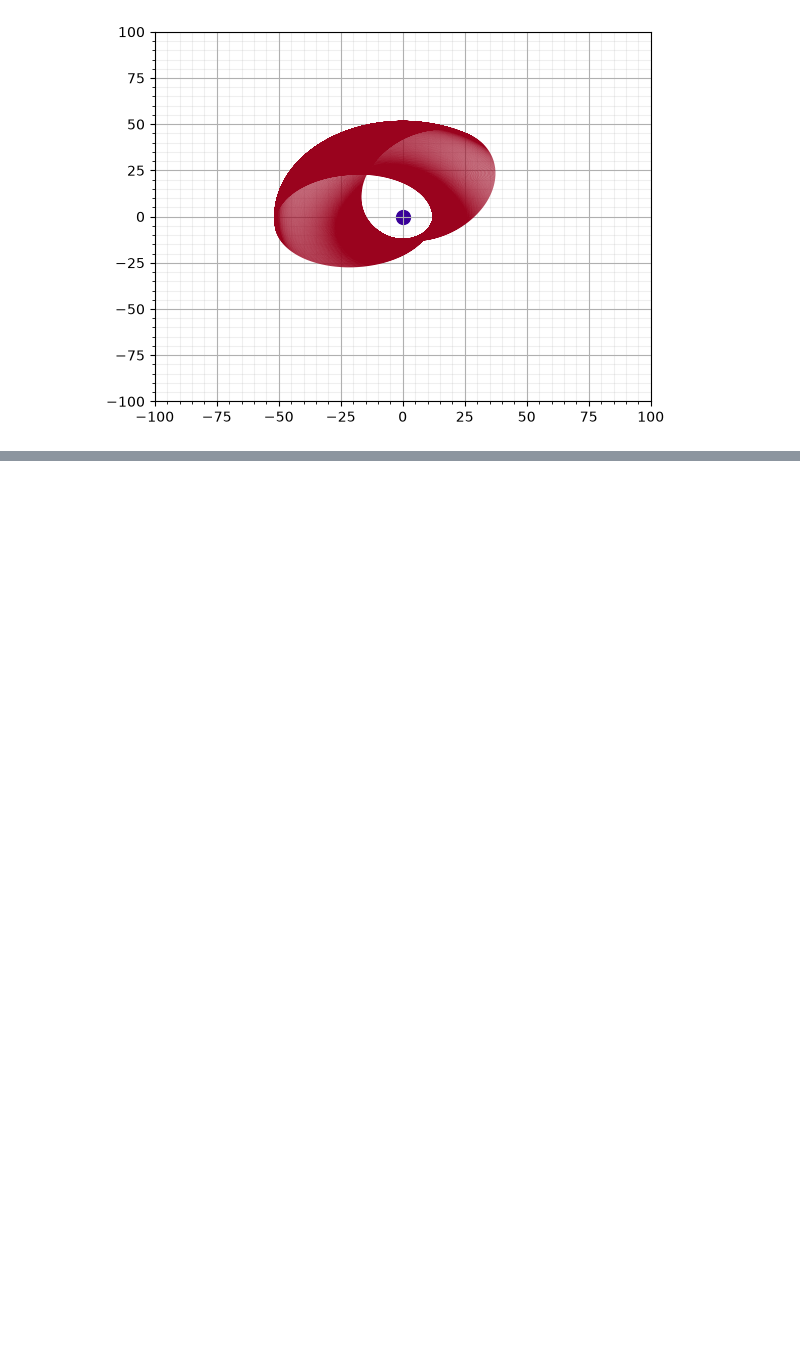
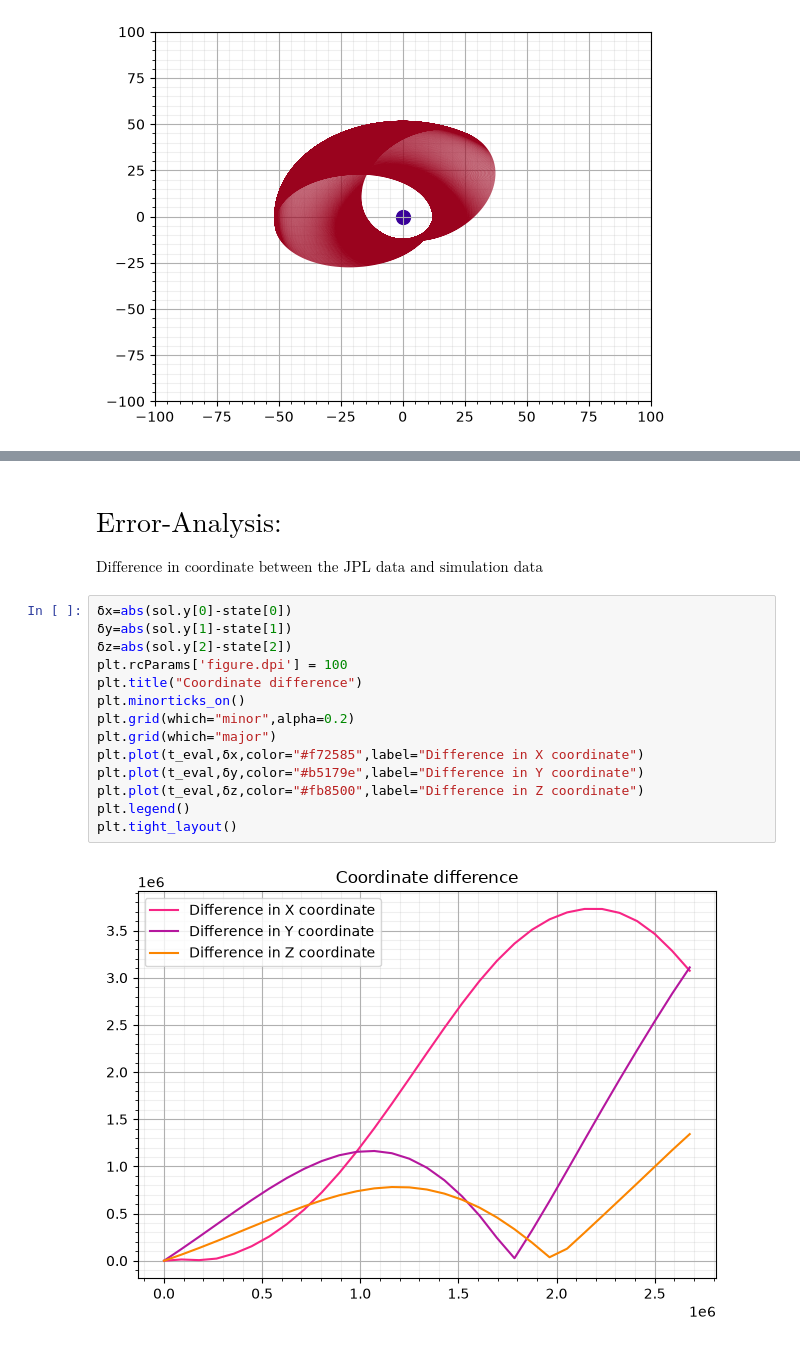
Before and after one commit to gsuparnajitphys-dotcom/Classical_mechanics_simulations, a Jupyter notebook: Central-force-motion/Jupyter/Perturbed-orbit.ipynb, the cells around one changed output, grey strips where cells are left out. Saved outputs shown, nothing was run; the diff lists cells and outputs as text; blank space fills up the shorter version.

```diff
--- a/Central-force-motion/Jupyter/Perturbed-orbit.ipynb
+++ b/Central-force-motion/Jupyter/Perturbed-orbit.ipynb
@@ -79,0 +261,20 @@ plt.ylim(-100,100)
+# %% [markdown]
+# $\text{Error-Analysis:}$
+
+$\text{Difference in coordinate between the JPL data and simulation data }$
+# %%
+δx=abs(sol.y[0]-state[0])
+δy=abs(sol.y[1]-state[1])
+δz=abs(sol.y[2]-state[2])
+plt.rcParams['figure.dpi'] = 100
+plt.title("Coordinate difference")
+plt.minorticks_on()
+plt.grid(which="minor",alpha=0.2)
+plt.grid(which="major")
+plt.plot(t_eval,δx,color="#f72585",label="Difference in X coordinate")
+plt.plot(t_eval,δy,color="#b5179e",label="Difference in Y coordinate")
+plt.plot(t_eval,δz,color="#fb8500",label="Difference in Z coordinate")
+plt.legend()
+plt.tight_layout()
+# %% [output]
+[figure, added]
```
Also changed, not shown: parts of 12 cells of this notebook, 5 other files.
